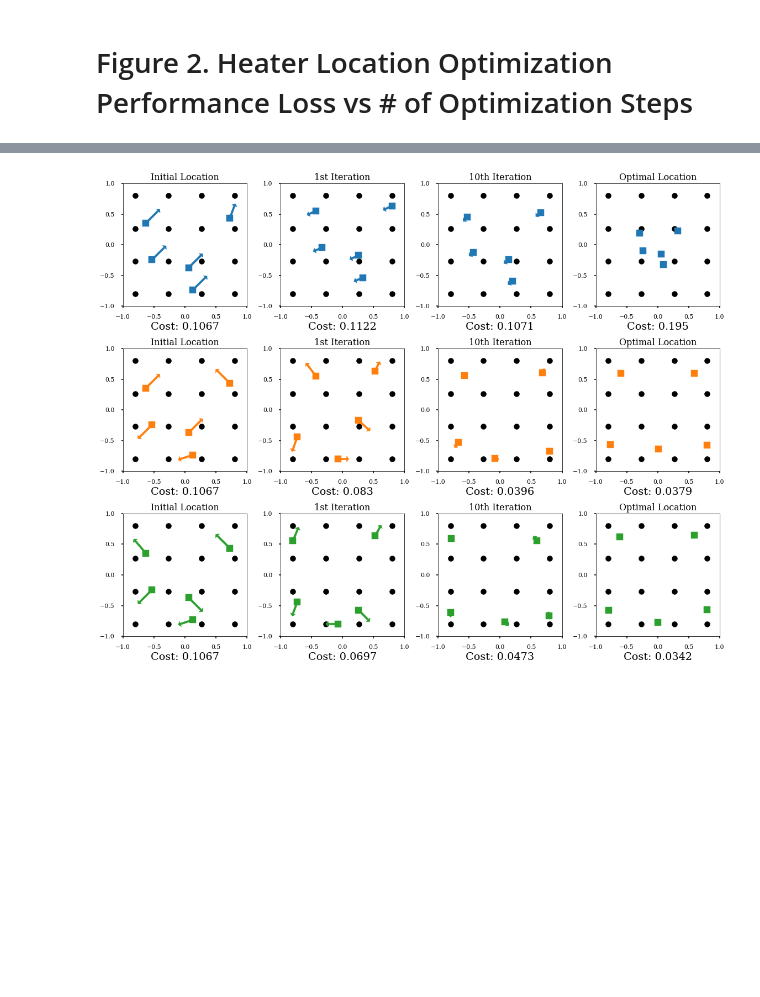
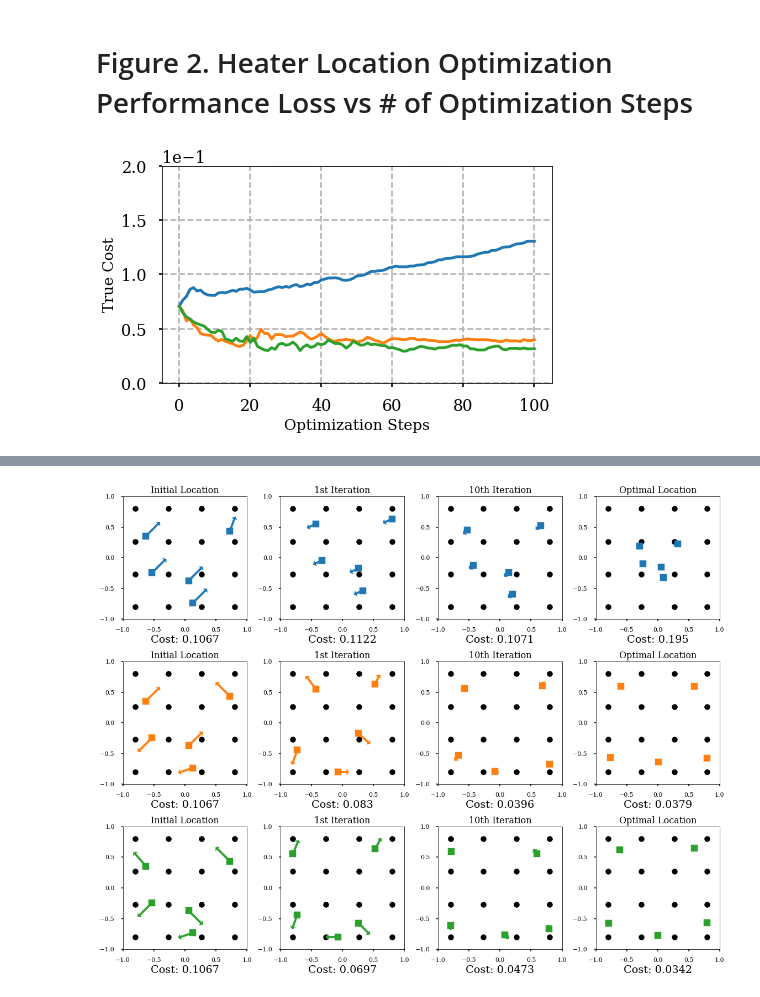
Before and after one commit to song970407/bilevel_design_opt, a Jupyter notebook: figures_practice.ipynb, the cells around one changed output, grey strips where cells are left out. Cells and saved outputs as stored; diff of their text form; code cells hidden in the pictures; blank space fills up the shorter version.

```diff
--- a/figures_practice.ipynb
+++ b/figures_practice.ipynb
@@ -85,6 +85,103 @@ plt.show()
 [figure]
 # %% [markdown]
 # Figure 2. Heater Location Optimization Performance Loss vs # of Optimization Steps
+# %%
+target = pickle.load(open('data/bilevel_design_opt/target.pkl', 'rb'))
+
+color_dict = {
+    'Linear': u'#1f77b4',
+    'GAT': u'#ff7f0e',
+    'ICGAT': u'#2ca02c'
+}
+
+def measure_design_opt_control(mpc_config, x_trajectory_list, u_trajectory_list):
+    ridge_coefficient = mpc_config['ridge_coefficient']
+    smoothness_coefficient = mpc_config['smoothness_coefficient']
+    target_values_list = mpc_config['target_values_list']
+    target_times_list = mpc_config['target_times_list']
+
+    num_sensors = x_trajectory_list[0].shape[1]
+    num_heaters = u_trajectory_list[0].shape[1]
+    target_list = []
+    for (target_values, target_times) in zip(target_values_list, target_times_list):
+        target = np.array(generate_target_trajectory(target_values, target_times))
+        target = np.reshape(target, newshape=(-1, 1))
+        target = np.concatenate([target for _ in range(num_sensors)], axis=1)
+        target_list.append(target)
+    loss_list = []
+
+    def compute_mpc_loss(x_traj, u_traj, target):
+        loss_obj = np.square(x_traj[1:] - target).mean(axis=0).sum()
+        loss_ridge = ridge_coefficient * np.square(u_traj).mean(axis=0).sum()
+        u_prev = np.concatenate([np.zeros((1, num_heaters)), u_traj[:-1]], axis=0)
+        loss_smoothness = smoothness_coefficient * np.square(u_traj - u_prev).mean(axis=0).sum()
+        return loss_obj + loss_ridge + loss_smoothness
+
+    for (x_traj, u_traj, target) in zip(x_trajectory_list, u_trajectory_list, target_list):
+        loss_list.append(compute_mpc_loss(x_traj, u_traj, target))
+    return np.array(loss_list)
+
+num_x = 3
+num_heaters = 5
+model_names = ['Linear', 'GAT', 'ICGAT']
+
+mpc_config = {
+    'ridge_coefficient': 0.0,
+    'smoothness_coefficient': 0.0,
+    'target_values_list': target['target_values'],
+    'target_times_list': target['target_times'],
+    'max_iter': 200,
+    'loss_threshold': 1e-9,
+    'opt_config': {'lr': 2e-0},
+    'scheduler_config': {'patience': 5, 'factor': 0.5, 'min_lr': 1e-4}
+}
+
+fig, axes = plt.subplots(1, 1, figsize=(7, 4))
+for model_name in model_names:
+    loss_curve = []
+    for i in range(101):
+        true_loss_dict = pickle.load(open('bilevel_opt_result/optimal/true_loss/implicit_{}_7/{}_{}_{}.pkl'.format(model_name, num_x, num_heaters, i), 'rb'))
+        x_trajectory_list = true_loss_dict['x_trajectory']
+        u_trajectory_list = true_loss_dict['u_trajectory']
+        log_trajectory_list = true_loss_dict['log_trajectory']
+        loss_list = measure_design_opt_control(mpc_config, x_trajectory_list, u_trajectory_list)
+        loss_curve.append(np.mean(loss_list))
+    if model_name == 'Linear':
+        # axes.plot(loss_curve, label='{}, True Cost'.format(model_name), color=color_dict[model_name])
+        axes.plot(loss_curve, label='{}, Implicit'.format(model_name), color=color_dict[model_name])
+    elif model_name == 'GAT':
+        # axes.plot(loss_curve, label='{}NN, True Cost'.format(model_name[:-2]), color=color_dict[model_name])
+        axes.plot(loss_curve, label='{}NN, Implicit'.format(model_name[:-2]), color=color_dict[model_name])
+    else:
+        # axes.plot(loss_curve, label='{}NN, True Cost'.format(model_name[:-2]), color=color_dict[model_name])
+        axes.plot(1.0 * np.array(loss_curve), label='{}NN, Implicit (Ours)'.format(model_name[:-2]), color=color_dict[model_name])
+
+# for model_name in model_names:
+#     opt_result = pickle.load(open('bilevel_opt_result/implicit_{}/4_5.pkl'.format(model_name), 'rb'))
+#     loss_trajectory = opt_result['opt_log']['total_loss_trajectory'][:, 8]
+#     axes.plot(loss_trajectory/32, color=color_dict[model_name], linestyle='--', linewidth=3)
+    # if model_name == 'Linear':
+        # axes.plot(loss_trajectory/32, label='{}, Predicted Cost'.format(model_name), color=color_dict[model_name], linestyle='--', linewidth=3
+    # elif model_name == 'GAT':
+        # axes.plot(loss_trajectory/32, label='{}NN, Predicted Cost'.format(model_name[:-2]), color=color_dict[model_name], linestyle='--', linewidth=3)
+    # else:
+        # axes.plot(loss_trajectory/32, label='{}NN, Predicted Cost'.format(model_name[:-2]), color=color_dict[model_name], linestyle='--', linewidth=3)
+
+
+label_size = 15
+
+axes.ticklabel_format(axis='y', style='sci', scilimits=(0, 0))
+# axes.set_yscale('log')
+axes.ticklabel_format(axis='y', style='sci')
+axes.set_ylim([0.0, 0.2])
+# axes.legend(fancybox=True, shadow=True)
+axes.grid(True, which='major', ls='--')
+axes.set_xlabel('Optimization Steps', fontsize=label_size)
+axes.set_ylabel('True Cost', fontsize=label_size)
+# axes.legend(fontsize=label_size*0.9, loc=5)
+plt.show()
+# %% [output]
+[figure, added]
 # %%
 target = pickle.load(open('data/bilevel_design_opt/target.pkl', 'rb'))
 
```
Also changed, not shown: parts of 18 cells of this notebook, 3 other files.
